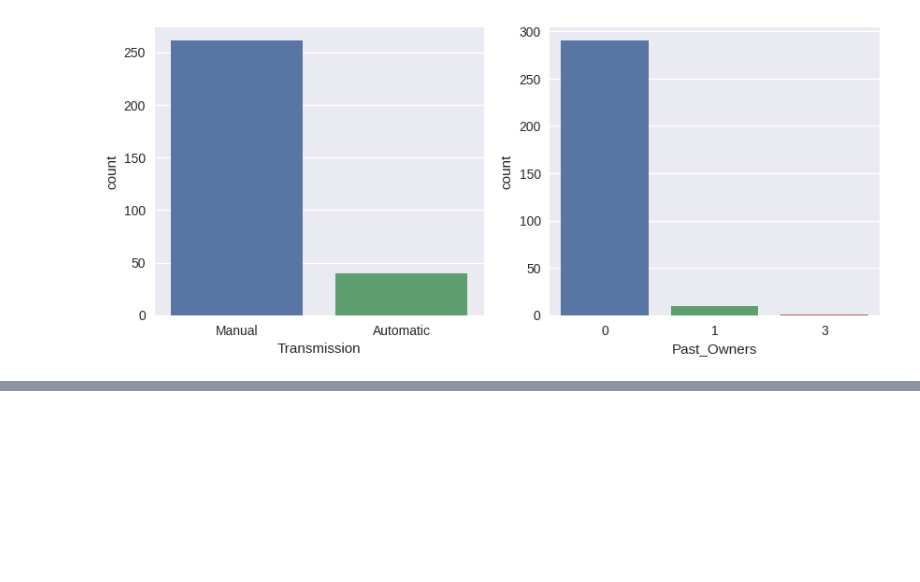
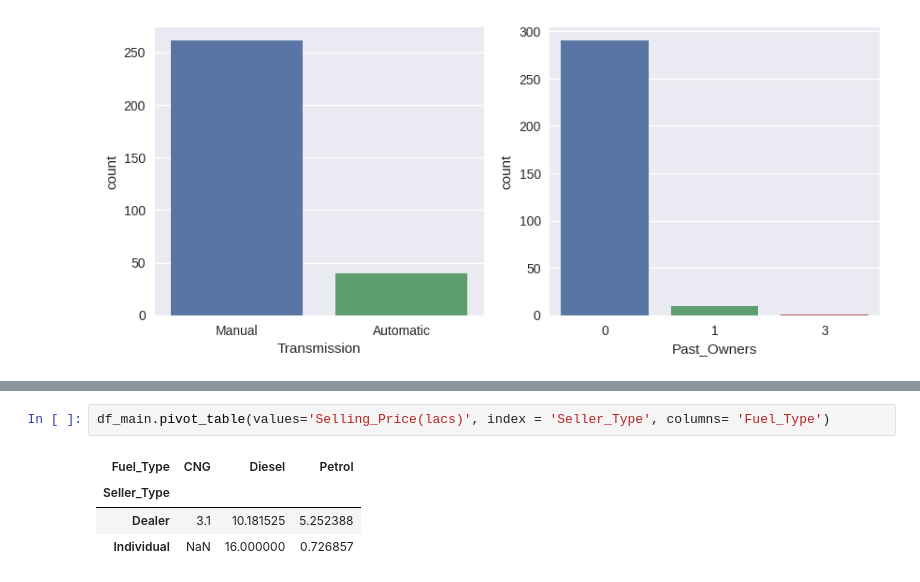
Before and after one commit to raakanaka/Learn-Machine-Learning, a Jupyter notebook: Car_Prediction_Kaggel.ipynb, the cells around one changed output, grey strips where cells are left out. Cells and saved outputs as stored; diff of their text form; blank space fills up the shorter version.

```diff
--- a/Car_Prediction_Kaggel.ipynb
+++ b/Car_Prediction_Kaggel.ipynb
@@ -107,0 +165,7 @@ while i < 4:
+# %%
+df_main.pivot_table(values='Selling_Price(lacs)', index = 'Seller_Type', columns= 'Fuel_Type')
+# %% [output]
+| Fuel_Type | CNG | Diesel | Petrol |
+| Seller_Type |  |  |  |
+| Dealer | 3.1 | 10.181525 | 5.252388 |
+| Individual | NaN | 16.000000 | 0.726857 |
```
Also changed, not shown: parts of 7 cells of this notebook.
